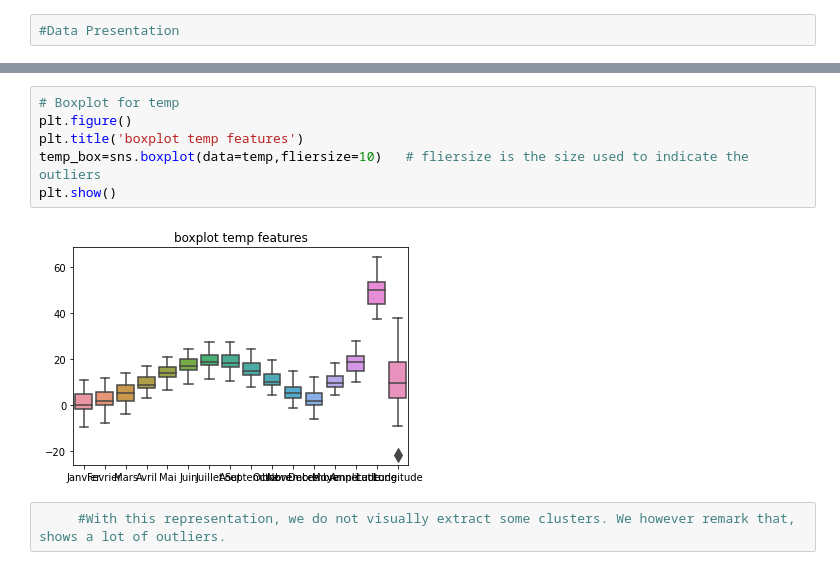
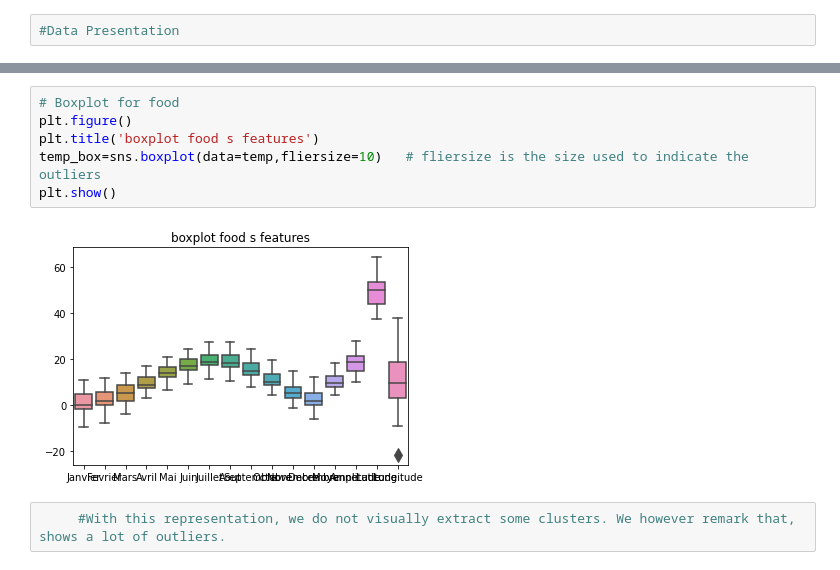
Before and after one commit to Esbrouffes/MLChall1, a Jupyter notebook: Challenge_max.ipynb, the cells around one changed output, grey strips where cells are left out. Drawn from its saved outputs; the diff is of its cells as text.

```diff
--- a/Challenge_max.ipynb
+++ b/Challenge_max.ipynb
@@ -29,11 +48,11 @@ temp=temp.rename(columns={'Unnamed: 0': 'Ville'})
 # %%
-# Boxplot for temp
+# Boxplot for food
 plt.figure()
-plt.title('boxplot temp features')
+plt.title('boxplot food s features')
 temp_box=sns.boxplot(data=temp,fliersize=10)   # fliersize is the size used to indicate the outliers
 plt.show()
 # %% [output]
-[figure, old version]
+[figure, new version]
 # %%
      #With this representation, we do not visually extract some clusters. We however remark that,  shows a lot of outliers.
 # %%
```
Also changed, not shown: parts of 23 cells of this notebook.
